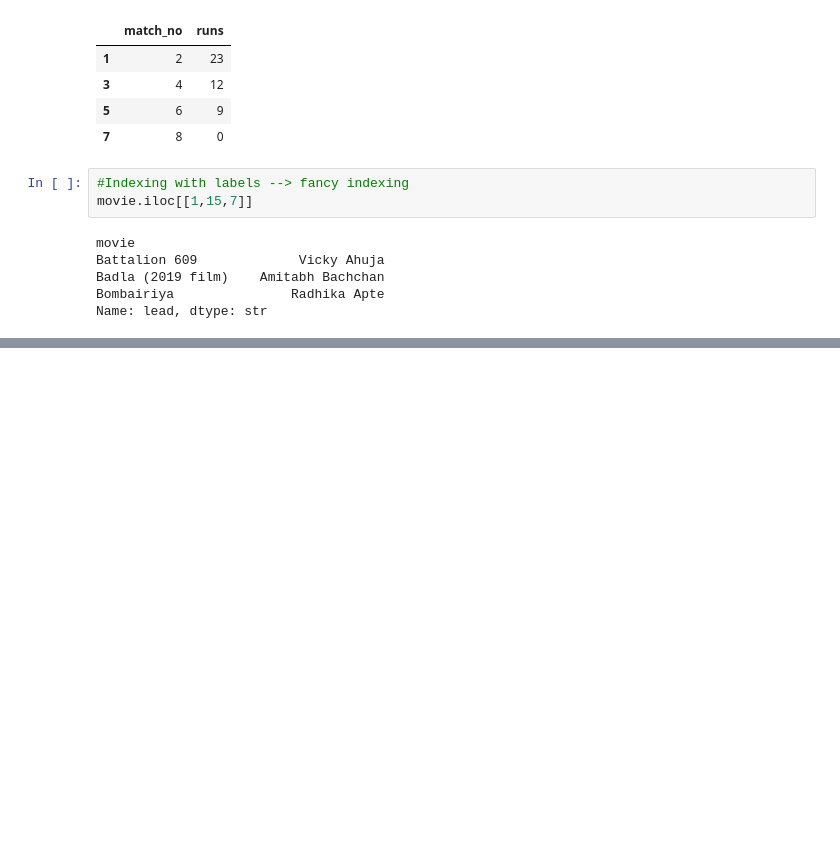
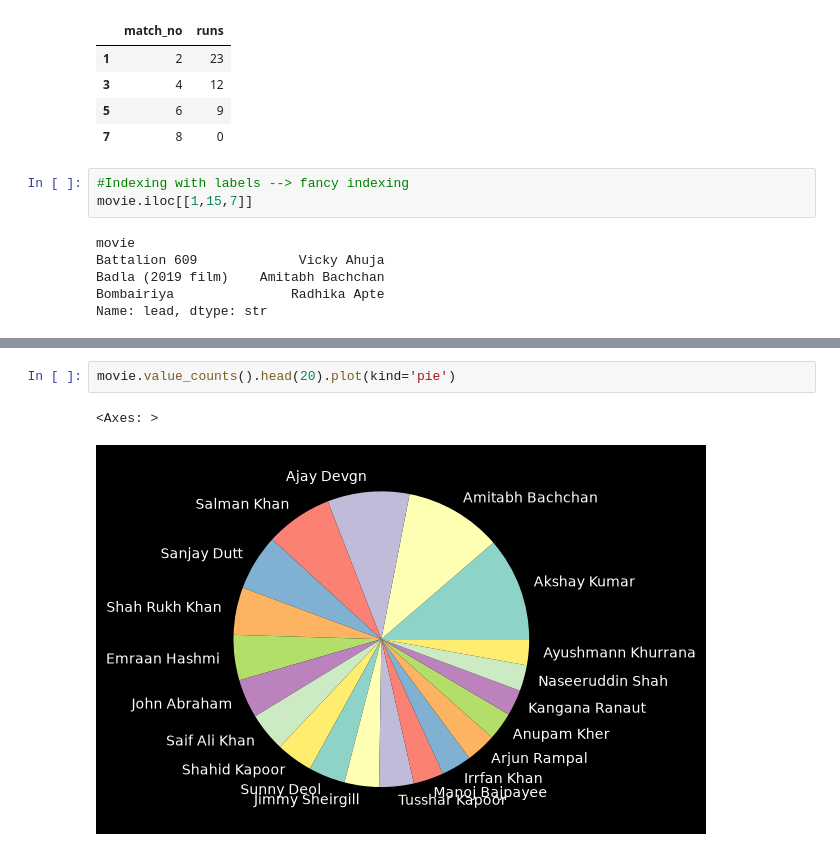
Before and after one commit to RahulNaik2611/Learning_Curve, a Jupyter notebook: Pandas/Basic_pandas.ipynb, the cells around one changed output, grey strips where cells are left out. Drawn from its saved outputs; the diff is of its cells as text; blank space fills up the shorter version.

```diff
--- a/Pandas/Basic_pandas.ipynb
+++ b/Pandas/Basic_pandas.ipynb
@@ -475,0 +658,5 @@ Name: lead, dtype: str
+# %%
+movie.value_counts().head(20).plot(kind='pie')
+# %% [output]
+<Axes: >
+[figure, added]
```
Also changed, not shown: parts of 22 cells of this notebook.
